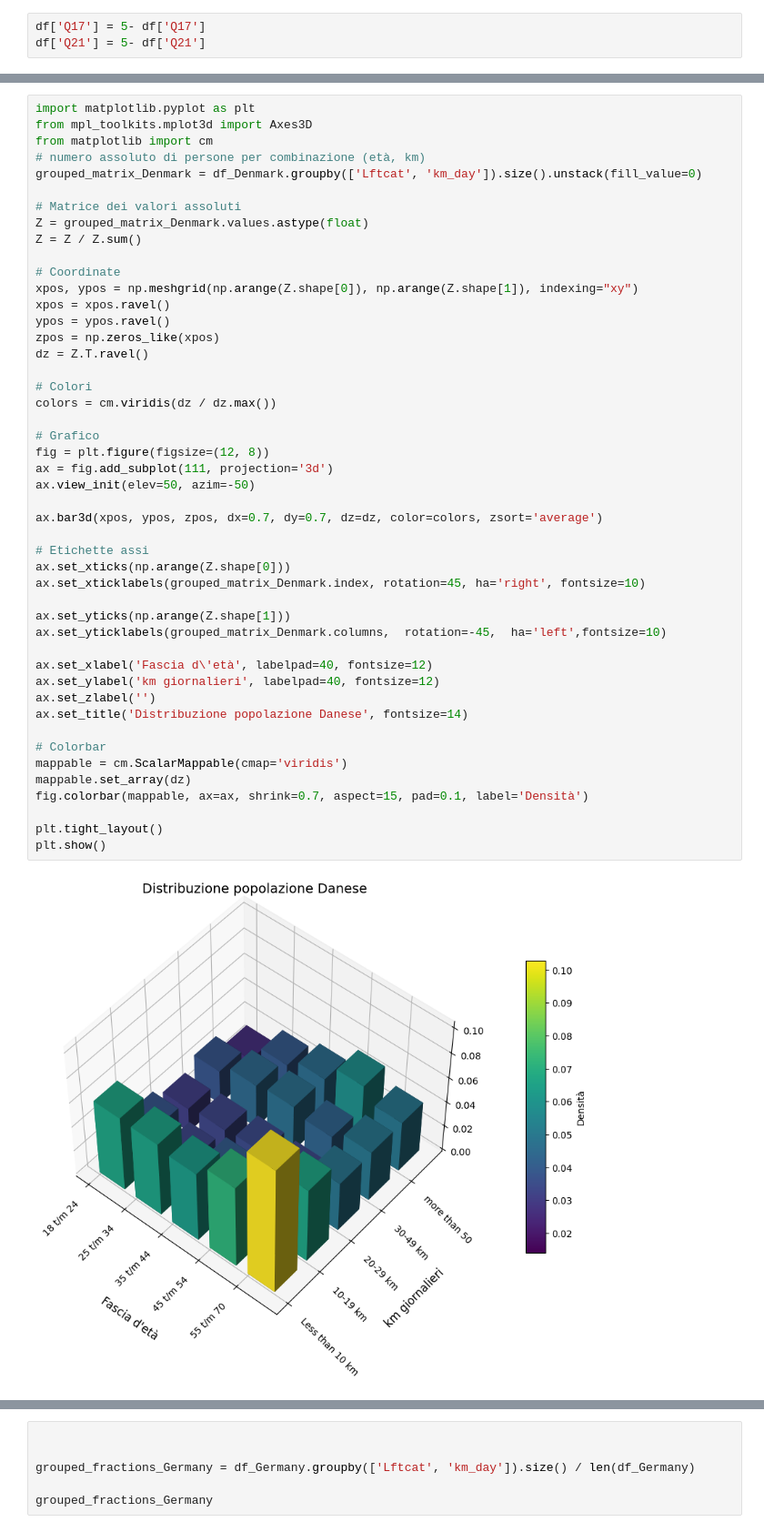
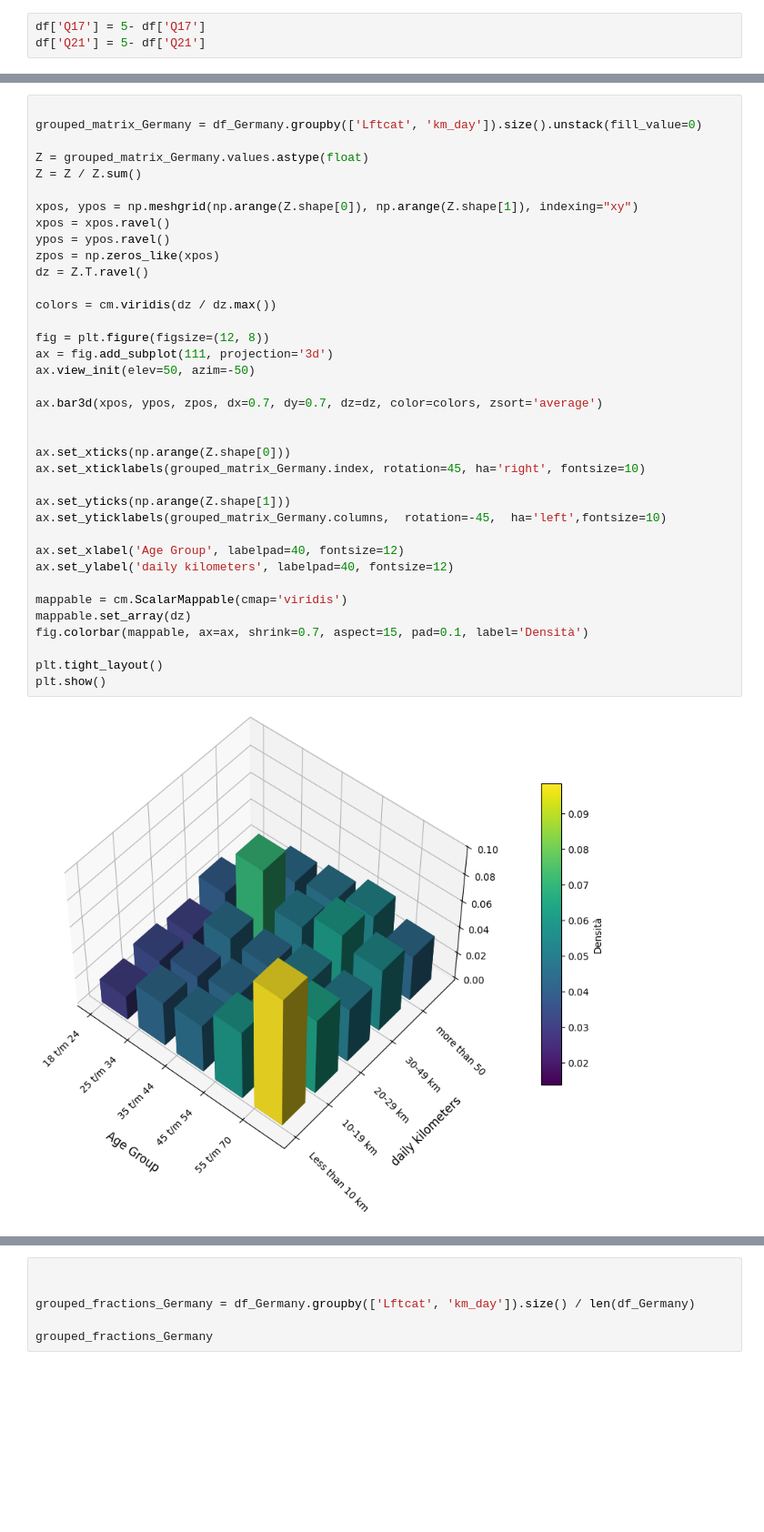
Before and after one commit to bellottisofia/Innovation_Adoption_Parameters, a Jupyter notebook: matrix_DAY.ipynb, the cells around one changed output, grey strips where cells are left out. Shown at 91% size. Drawn from its saved outputs; the diff is of its cells as text; blank space fills up the shorter version.

```diff
--- a/matrix_DAY.ipynb
+++ b/matrix_DAY.ipynb
@@ -116,51 +105,41 @@ Try using .loc[row_indexer,col_indexer] = value instead
 See the caveats in the documentation: https://pandas.pydata.org/pandas-docs/stable/user_guide/indexing.html#returning-a-view-versus-a-copy
   country['km_day'] = pd.Categorical(country['km_day'], categories=order_km, ordered=True)
 # %%
-import matplotlib.pyplot as plt
-from mpl_toolkits.mplot3d import Axes3D
-from matplotlib import cm
-# numero assoluto di persone per combinazione (età, km)
-grouped_matrix_Denmark = df_Denmark.groupby(['Lftcat', 'km_day']).size().unstack(fill_value=0)
 
-# Matrice dei valori assoluti
-Z = grouped_matrix_Denmark.values.astype(float)
+grouped_matrix_Germany = df_Germany.groupby(['Lftcat', 'km_day']).size().unstack(fill_value=0)
+
+Z = grouped_matrix_Germany.values.astype(float)
 Z = Z / Z.sum()
 
-# Coordinate
 xpos, ypos = np.meshgrid(np.arange(Z.shape[0]), np.arange(Z.shape[1]), indexing="xy")
 xpos = xpos.ravel()
 ypos = ypos.ravel()
 zpos = np.zeros_like(xpos)
 dz = Z.T.ravel()
 
-# Colori
 colors = cm.viridis(dz / dz.max())
 
-# Grafico
 fig = plt.figure(figsize=(12, 8))
 ax = fig.add_subplot(111, projection='3d')
 ax.view_init(elev=50, azim=-50)
 
 ax.bar3d(xpos, ypos, zpos, dx=0.7, dy=0.7, dz=dz, color=colors, zsort='average')
 
-# Etichette assi
+
 ax.set_xticks(np.arange(Z.shape[0]))
-ax.set_xticklabels(grouped_matrix_Denmark.index, rotation=45, ha='right', fontsize=10)
+ax.set_xticklabels(grouped_matrix_Germany.index, rotation=45, ha='right', fontsize=10)
 
 ax.set_yticks(np.arange(Z.shape[1]))
-ax.set_yticklabels(grouped_matrix_Denmark.columns,  rotation=-45,  ha='left',fontsize=10)
+ax.set_yticklabels(grouped_matrix_Germany.columns,  rotation=-45,  ha='left',fontsize=10)
 
-ax.set_xlabel('Fascia d\'età', labelpad=40, fontsize=12)
-ax.set_ylabel('km giornalieri', labelpad=40, fontsize=12)
-ax.set_zlabel('')
-ax.set_title('Distribuzione popolazione Danese', fontsize=14)
+ax.set_xlabel('Age Group', labelpad=40, fontsize=12)
+ax.set_ylabel('daily kilometers', labelpad=40, fontsize=12)
 
-# Colorbar
 mappable = cm.ScalarMappable(cmap='viridis')
 mappable.set_array(dz)
 fig.colorbar(mappable, ax=ax, shrink=0.7, aspect=15, pad=0.1, label='Densità')
 
 plt.tight_layout()
 plt.show()
 # %% [output]
-[figure, old version]
+[figure, new version]
```
Also changed, not shown: parts of 36 cells of this notebook.
